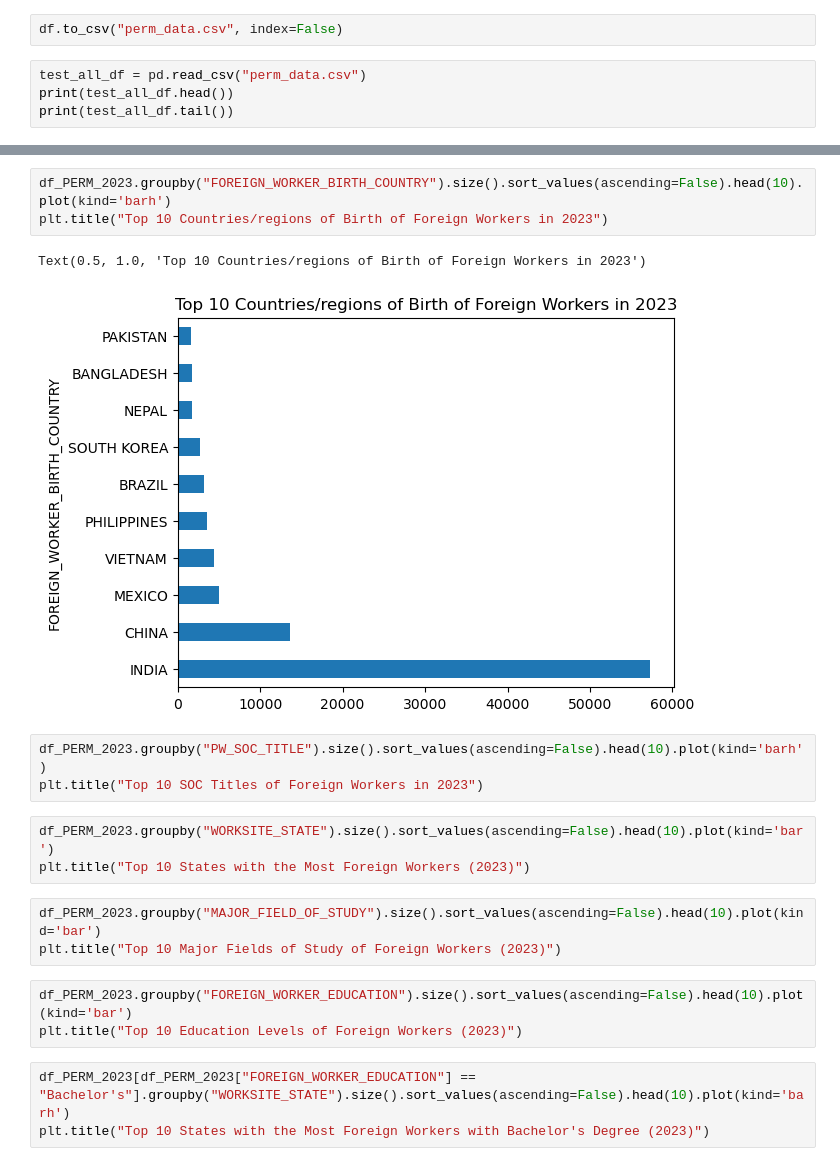
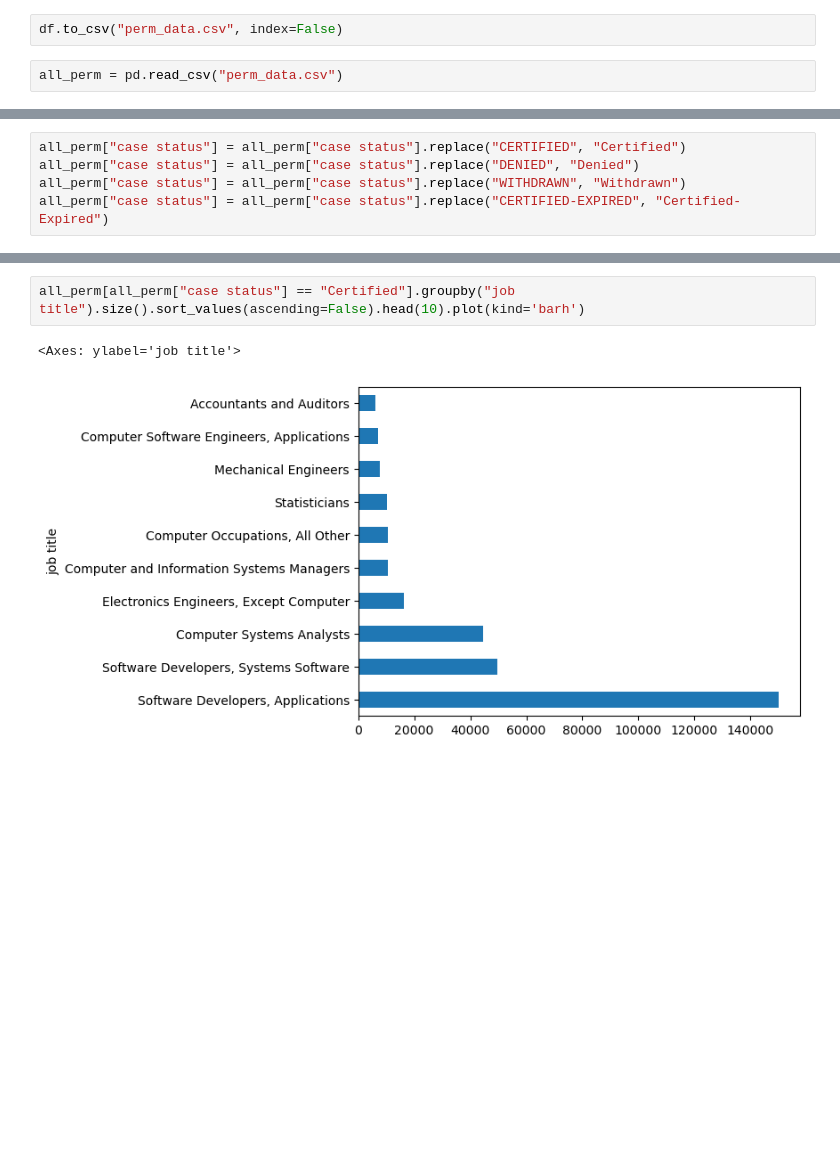
Before and after one commit to Shuyi1011/2024Spr_projects, a Jupyter notebook: final.ipynb, the cells around one changed output, grey strips where cells are left out. Cells and saved outputs as stored; diff of their text form; blank space fills up the shorter version.

Commit message:
preliminary analysis about PERM data

```diff
--- a/final.ipynb
+++ b/final.ipynb
@@ -293,6 +296,4 @@ df = pd.concat([df_1, df_2, df_3, df_4], axis=0)
 # %%
 df.to_csv("perm_data.csv", index=False)
 # %%
-test_all_df = pd.read_csv("perm_data.csv")
-print(test_all_df.head())
-print(test_all_df.tail())
+all_perm = pd.read_csv("perm_data.csv")
@@ -406,0 +300,5 @@ Axes(0.125,0.11;0.775x0.77)
+# %%
+all_perm["case status"] = all_perm["case status"].replace("CERTIFIED", "Certified")
+all_perm["case status"] = all_perm["case status"].replace("DENIED", "Denied")
+all_perm["case status"] = all_perm["case status"].replace("WITHDRAWN", "Withdrawn")
+all_perm["case status"] = all_perm["case status"].replace("CERTIFIED-EXPIRED", "Certified-Expired")
@@ -407,21 +310,5 @@ Axes(0.125,0.11;0.775x0.77)
 # %%
-df_PERM_2023.groupby("FOREIGN_WORKER_BIRTH_COUNTRY").size().sort_values(ascending=False).head(10).plot(kind='barh')
-plt.title("Top 10 Countries/regions of Birth of Foreign Workers in 2023")
+all_perm[all_perm["case status"] == "Certified"].groupby("job title").size().sort_values(ascending=False).head(10).plot(kind='barh')
 # %% [output]
-Text(0.5, 1.0, 'Top 10 Countries/regions of Birth of Foreign Workers in 2023')
+<Axes: ylabel='job title'>
-[figure, old version]
+[figure, new version]
-# %%
-df_PERM_2023.groupby("PW_SOC_TITLE").size().sort_values(ascending=False).head(10).plot(kind='barh')
-plt.title("Top 10 SOC Titles of Foreign Workers in 2023")
-# %%
-df_PERM_2023.groupby("WORKSITE_STATE").size().sort_values(ascending=False).head(10).plot(kind='bar')
-plt.title("Top 10 States with the Most Foreign Workers (2023)")
-# %%
-df_PERM_2023.groupby("MAJOR_FIELD_OF_STUDY").size().sort_values(ascending=False).head(10).plot(kind='bar')
-plt.title("Top 10 Major Fields of Study of Foreign Workers (2023)")
-# %%
-df_PERM_2023.groupby("FOREIGN_WORKER_EDUCATION").size().sort_values(ascending=False).head(10).plot(kind='bar')
-plt.title("Top 10 Education Levels of Foreign Workers (2023)")
-# %%
-df_PERM_2023[df_PERM_2023["FOREIGN_WORKER_EDUCATION"] == "Bachelor's"].groupby("WORKSITE_STATE").size().sort_values(ascending=False).head(10).plot(kind='barh')
-plt.title("Top 10 States with the Most Foreign Workers with Bachelor's Degree (2023)")
```
Also changed, not shown: parts of 33 cells of this notebook.
